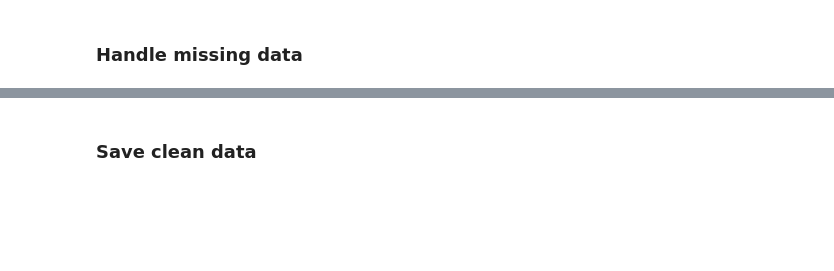
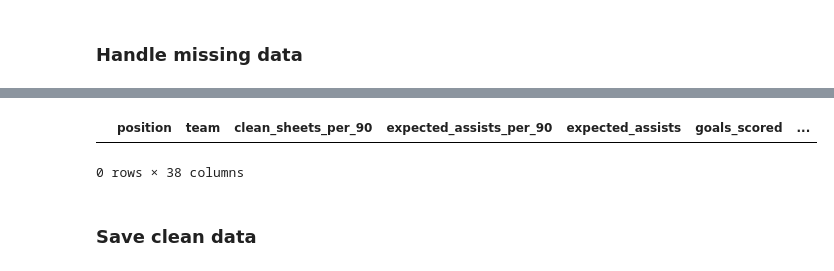
Before and after one commit to withouttheh/fantasy-premier-league-analysis-22-23, a Jupyter notebook: 1. Data Loading & Preprocessing.ipynb, the cells around one changed output, grey strips where cells are left out. Cells and saved outputs as stored; diff of their text form; code cells hidden in the pictures; blank space fills up the shorter version.

```diff
--- a/1. Data Loading & Preprocessing.ipynb
+++ b/1. Data Loading & Preprocessing.ipynb
@@ -117,6 +117 @@ ict_index_rank          int64
 dtype: object
-# %%
-cols = ['points_per_game', 'selected_by_percent', 'value_season',
-        'influence', 'creativity', 'threat', 'ict_index']
-
-df[cols] = df.loc[:, tuple(cols)].astype('float32')
@@ -129,8 +118,4 @@ See the caveats in the documentation: https://pandas.pydata.org/pandas-docs/stab
 # %%
-# Add position attrribute
-pos_dict = dict(zip(elements_types_df['id'], elements_types_df['singular_name']))
-df.loc[:, 'position'] = df.loc[:,'element_type'].apply(lambda x: pos_dict[x])
-
 #Map team to team name
 team_codes =list(df['team'].unique())
 team_names = list(teams_df['short_name'].unique())
@@ -158,7 +143,7 @@ See the caveats in the documentation: https://pandas.pydata.org/pandas-docs/stab
 # %% [markdown]
 Drop uninteresting columns
 # %%
-df = df.drop(['element_type', 'now_cost'], axis=1)
+df = df.drop(['now_cost'], axis=1)
 # %% [markdown]
 Check for duplicated rows
 # %%
@@ -176,16 +161,16 @@ Index(['Midfielder', 'Defender', 'Forward', 'Goalkeeper'], dtype='object')
 labels = ['Budget', 'Mid', 'Premium']
 
 #Create bins
-gk_bins = [4.0, 5.0, 6.0, 7.0]
-def_bins = [4.0, 5.0, 6.0, 8.0]
-mid_bins = [4.0, 6.0, 9.0, 14.0]
-for_bins = [4.0, 6.0, 9.0, 14.0]
+gk_bins = [3.0, 5.0, 6.0, 7.0]
+def_bins = [3.0, 5.0, 6.0, 8.0]
+mid_bins = [3.0, 6.0, 9.0, 14.0]
+for_bins = [3.0, 6.0, 9.0, 14.0]
 
 #Create list of tuples
-tup = [(df, gk_bins, 'Goalkeeper', labels),
-       (df, def_bins, 'Defender', labels),
-       (df, mid_bins, 'Midfielder', labels),
-       (df, for_bins, 'Forward', labels)
+tup = [(df, gk_bins, 'GKP', labels),
+       (df, def_bins, 'DEF', labels),
+       (df, mid_bins, 'MID', labels),
+       (df, for_bins, 'FWD', labels)
        ]
 
 #Discretinization function
@@ -252,3 +223,8 @@ dtype: int64
+# %%
+df[df.isnull().any(axis=1)]
+# %% [output]
+|  | position | team | clean_sheets_per_90 | expected_assists_per_90 | expected_assists | goals_scored | ... |
+0 rows × 38 columns
 # %% [markdown]
 ### Save clean data
 # %%
```
Also changed, not shown: parts of 14 cells of this notebook, 16 other files.
